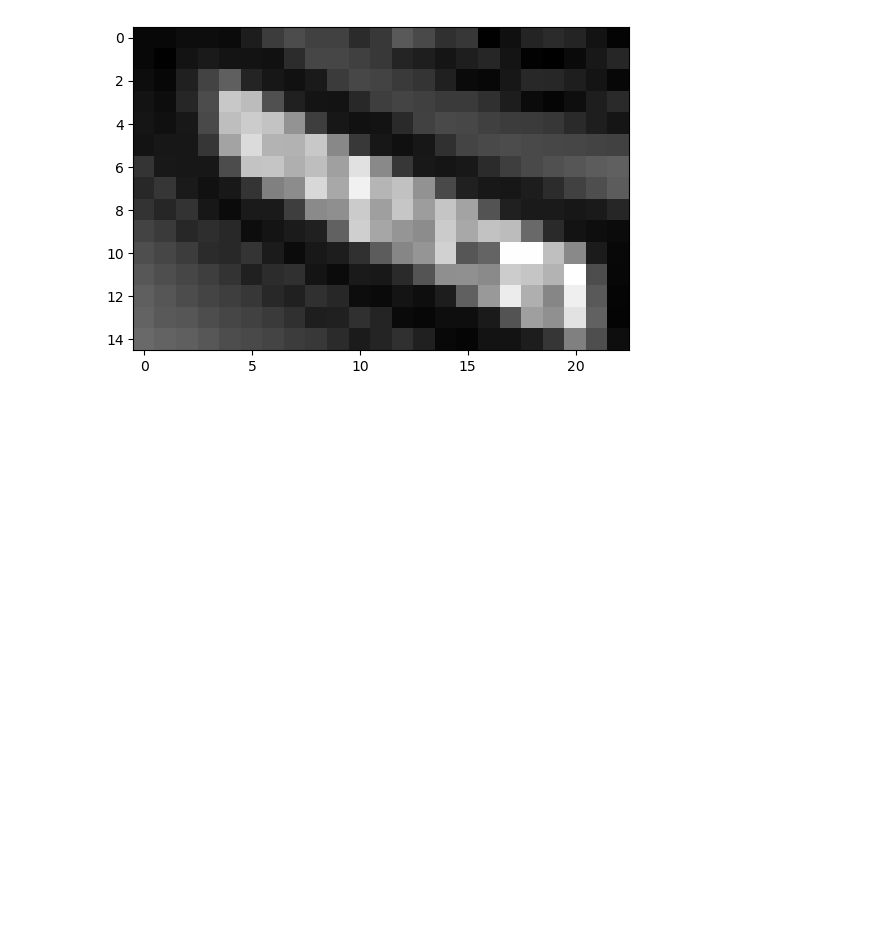
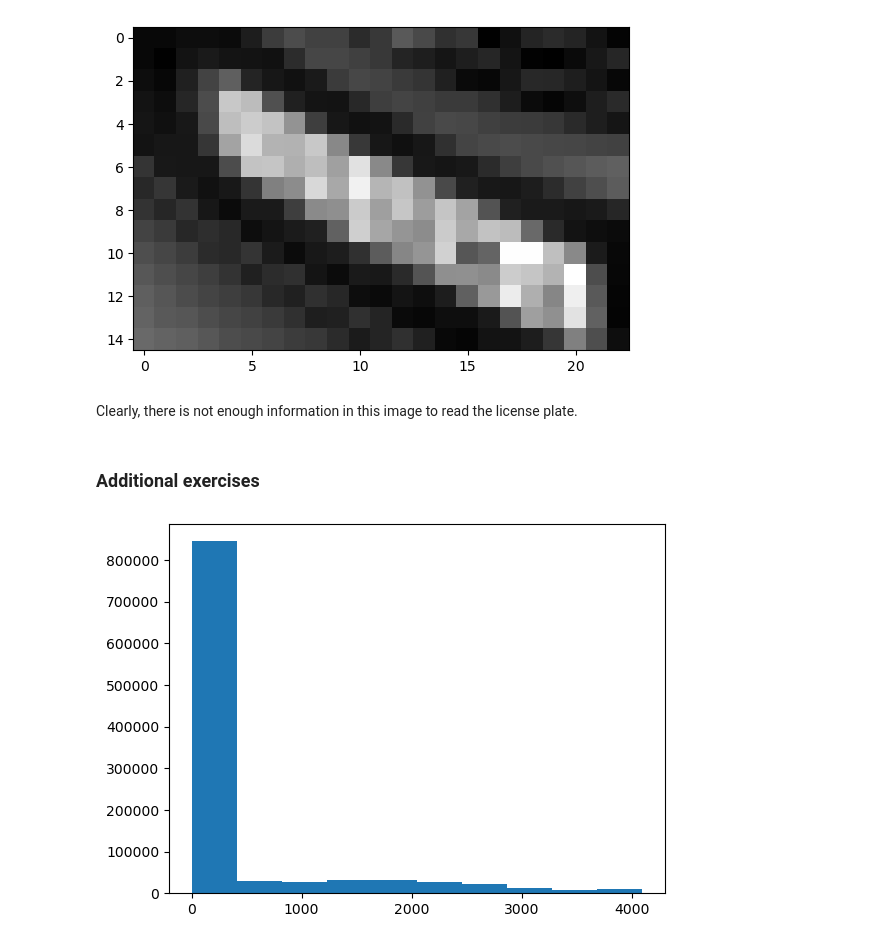
Before and after one commit to Jintram/Workshop_Py_image-analysis_2025, a Jupyter notebook: Answers/Bioimage-analysis_02_answers.ipynb, the cells around one changed output. Saved outputs shown, nothing was run; the diff lists cells and outputs as text; code cells hidden in the pictures; blank space fills up the shorter version.

```diff
--- a/Answers/Bioimage-analysis_02_answers.ipynb
+++ b/Answers/Bioimage-analysis_02_answers.ipynb
@@ -41,3 +41,16 @@ ax.add_patch(rect)
 _ = plt.imshow(img_small[710//4:770//4, 430//4:520//4], cmap='grey')
 # %% [output]
 [figure]
+# %% [markdown]
+Clearly, there is not enough information in this image to read the license plate.
+# %% [markdown]
+### Additional exercises
+# %%
+# Read the KTR image
+img_path_KTR = '/Users/m.wehrens/Data_notbacked/2025_Py-Image-workshop_KTR-example-data/raw/Composite_KTR.tif'
+img_KTR = tiff.imread(img_path_KTR)
+
+# Display a histrogram of the first channel (t=0)
+_ = plt.hist(img_KTR[0,0,:,:].ravel())
+# %% [output]
+[figure, added]
```
Also changed, not shown: parts of 3 cells of this notebook, 1 other file.
